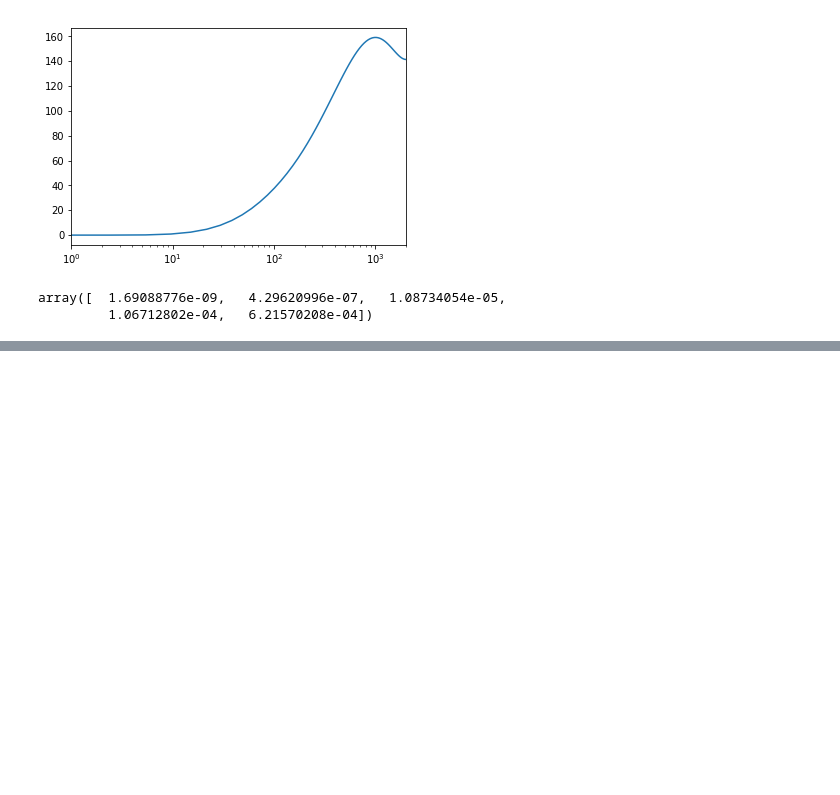
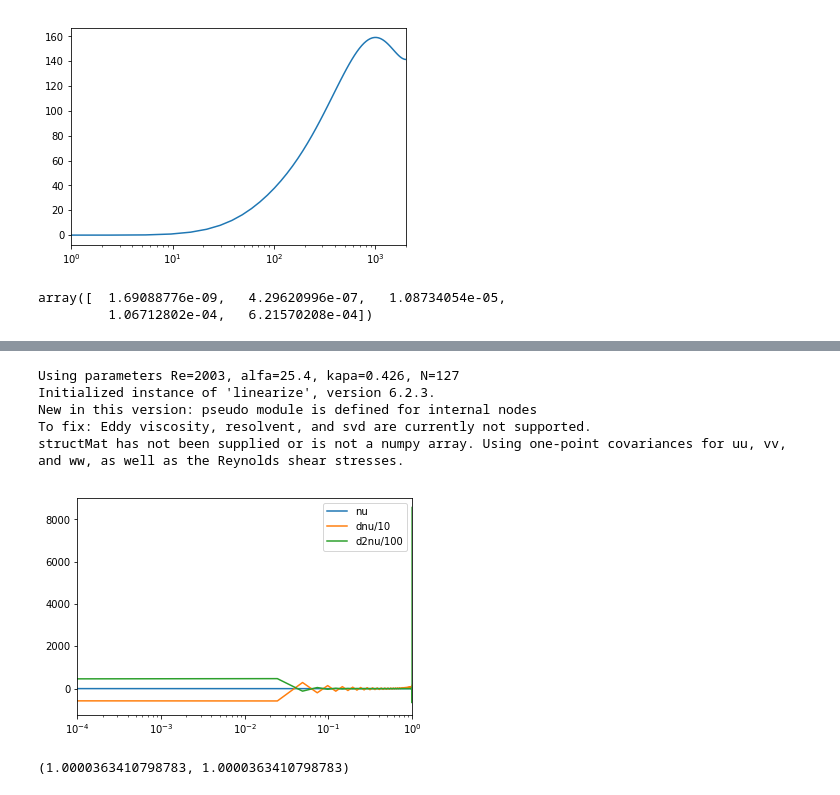
Before and after one commit to saba-vadarevu/Linear-Coherent-Structures-in-Channel-flows, a Jupyter notebook: library/eddy.ipynb, the cells around one changed output, grey strips where cells are left out. Cells and saved outputs as stored; diff of their text form; code cells hidden in the pictures; blank space fills up the shorter version.

Commit message:
Eddy viscosity bits need reviewing.

```diff
--- a/library/eddy.ipynb
+++ b/library/eddy.ipynb
@@ -970,0 +971,25 @@ I want to look at amplification about
+# %%
+statInst = ops.statComp(N=127, Re=2003., a=2.5, b=20./3.,
+                       covMat = np.identity(3*127,dtype=np.complex))
+nu = statInst.nu + statInst.nuEddy
+dnu = statInst.D1 @ statInst.nuEddy
+d2nu= statInst.D2 @ statInst.nuEddy
+
+plt.plot(statInst.y, nu)
+plt.plot(statInst.y, dnu/10.)
+plt.plot(statInst.y, d2nu/1000.)
+plt.legend(['nu','dnu/10','d2nu/100'])
+plt.xlim([0.0001, 1.])
+plt.xscale('log')
+plt.show()
+# %% [output]
+Using parameters Re=2003, alfa=25.4, kapa=0.426, N=127
+Initialized instance of 'linearize', version 6.2.3.
+New in this version: pseudo module is defined for internal nodes
+To fix: Eddy viscosity, resolvent, and svd are currently not supported.
+structMat has not been supplied or is not a numpy array. Using one-point covariances for uu, vv, and ww, as well as the Reynolds shear stresses.
+[figure, added]
+# %%
+turbDict['nu'][0], turbDict['nu'][-1]
+# %% [output]
+(1.0000363410798783, 1.0000363410798783)
```
Also changed, not shown: parts of 3 cells of this notebook, 2 other files.
